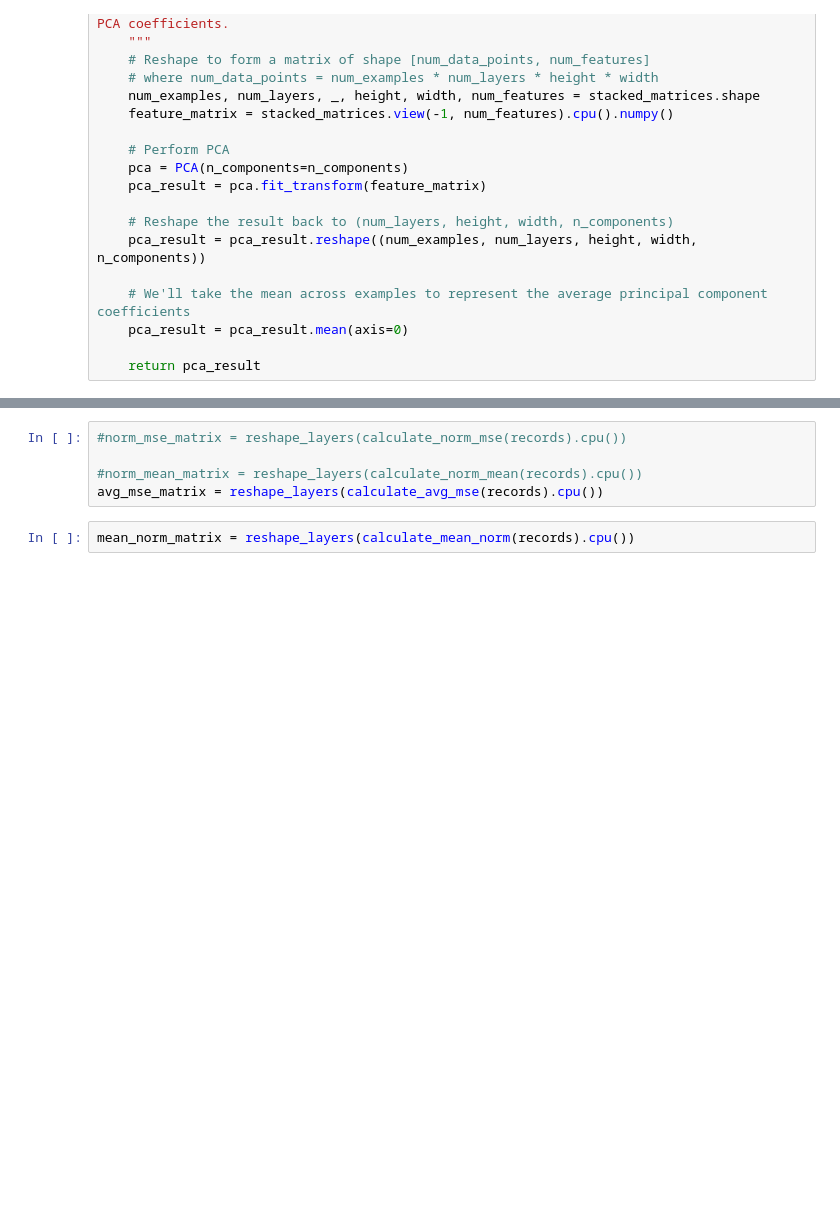
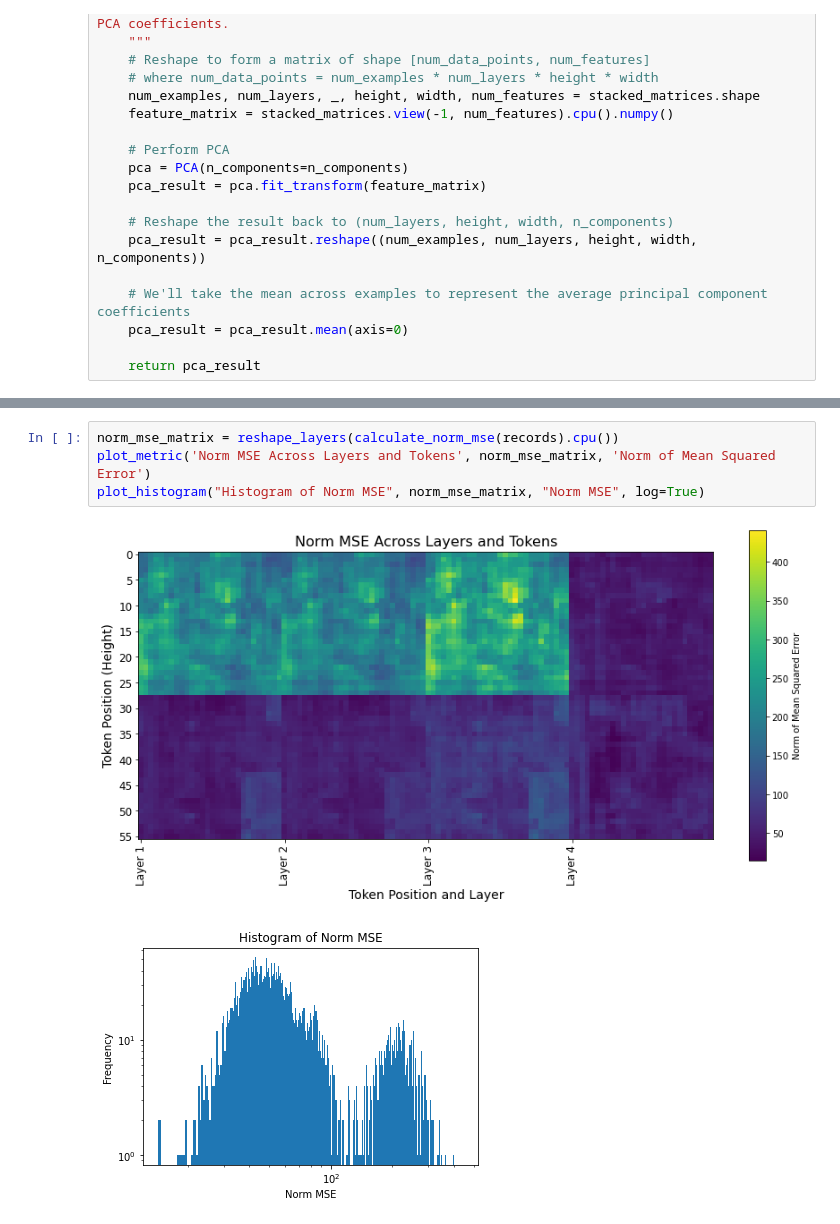
Before and after one commit to alhojel/Painter, a Jupyter notebook: Painter/analyze_representations.ipynb, the cells around one changed output, grey strips where cells are left out. Cells and saved outputs as stored; diff of their text form; blank space fills up the shorter version.

```diff
--- a/Painter/analyze_representations.ipynb
+++ b/Painter/analyze_representations.ipynb
@@ -228,7 +268,7 @@ gc.collect()
-# %%
-#norm_mse_matrix = reshape_layers(calculate_norm_mse(records).cpu())
-
-#norm_mean_matrix = reshape_layers(calculate_norm_mean(records).cpu())
-avg_mse_matrix = reshape_layers(calculate_avg_mse(records).cpu())
-# %%
-mean_norm_matrix = reshape_layers(calculate_mean_norm(records).cpu())
+# %%
+norm_mse_matrix = reshape_layers(calculate_norm_mse(records).cpu())
+plot_metric('Norm MSE Across Layers and Tokens', norm_mse_matrix, 'Norm of Mean Squared Error')
+plot_histogram("Histogram of Norm MSE", norm_mse_matrix, "Norm MSE", log=True)
+# %% [output]
+[figure, added]
+[figure, added]
```
Also changed, not shown: parts of 17 cells of this notebook.
